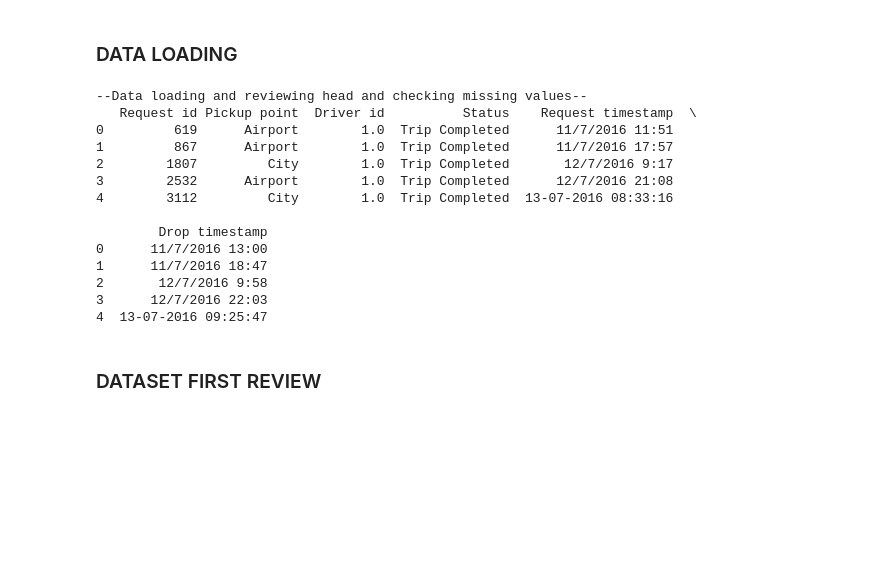
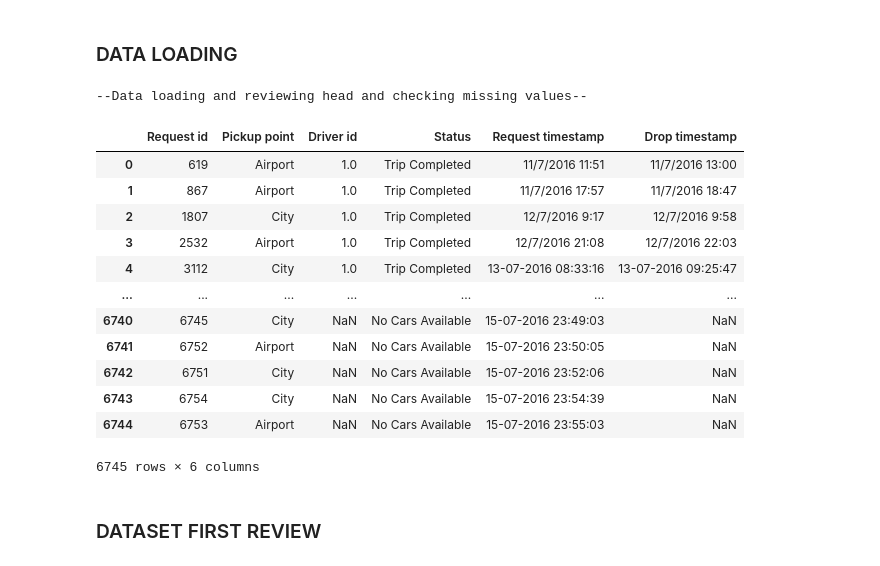
Before and after one commit to Anoushka-Thakur/Uber-supply-demand-analysis-report, a Jupyter notebook: UBER_SUPPLY_DEMAND_EDA.ipynb, the cells around one changed output. Cells and saved outputs as stored; diff of their text form; code cells hidden in the pictures; blank space fills up the shorter version.

```diff
--- a/UBER_SUPPLY_DEMAND_EDA.ipynb
+++ b/UBER_SUPPLY_DEMAND_EDA.ipynb
@@ -23,23 +39,24 @@ import pandas as pd
 # %%
 # data loading
 print('\n--Data loading and reviewing head and checking missing values--')
 uber_df= pd.read_csv("/content/drive/MyDrive/Uber Request Data (2).csv")
-print(uber_df.head())
+# table has firt five head and last five tail
+display(uber_df)
 # %% [output]
 --Data loading and reviewing head and checking missing values--
-   Request id Pickup point  Driver id          Status    Request timestamp  \
-0         619      Airport        1.0  Trip Completed      11/7/2016 11:51
-1         867      Airport        1.0  Trip Completed      11/7/2016 17:57
-2        1807         City        1.0  Trip Completed       12/7/2016 9:17
-3        2532      Airport        1.0  Trip Completed      12/7/2016 21:08
-4        3112         City        1.0  Trip Completed  13-07-2016 08:33:16
-
-        Drop timestamp
-0      11/7/2016 13:00
-1      11/7/2016 18:47
-2       12/7/2016 9:58
-3      12/7/2016 22:03
-4  13-07-2016 09:25:47
+|  | Request id | Pickup point | Driver id | Status | Request timestamp | Drop timestamp |
+| 0 | 619 | Airport | 1.0 | Trip Completed | 11/7/2016 11:51 | 11/7/2016 13:00 |
+| 1 | 867 | Airport | 1.0 | Trip Completed | 11/7/2016 17:57 | 11/7/2016 18:47 |
+| 2 | 1807 | City | 1.0 | Trip Completed | 12/7/2016 9:17 | 12/7/2016 9:58 |
+| 3 | 2532 | Airport | 1.0 | Trip Completed | 12/7/2016 21:08 | 12/7/2016 22:03 |
+| 4 | 3112 | City | 1.0 | Trip Completed | 13-07-2016 08:33:16 | 13-07-2016 09:25:47 |
+| ... | ... | ... | ... | ... | ... | ... |
+| 6740 | 6745 | City | NaN | No Cars Available | 15-07-2016 23:49:03 | NaN |
+| 6741 | 6752 | Airport | NaN | No Cars Available | 15-07-2016 23:50:05 | NaN |
+| 6742 | 6751 | City | NaN | No Cars Available | 15-07-2016 23:52:06 | NaN |
+| 6743 | 6754 | City | NaN | No Cars Available | 15-07-2016 23:54:39 | NaN |
+| 6744 | 6753 | Airport | NaN | No Cars Available | 15-07-2016 23:55:03 | NaN |
+6745 rows × 6 columns
 # %% [markdown]
 ### DATASET FIRST REVIEW
 # %%
```
Also changed, not shown: parts of 42 cells of this notebook.
